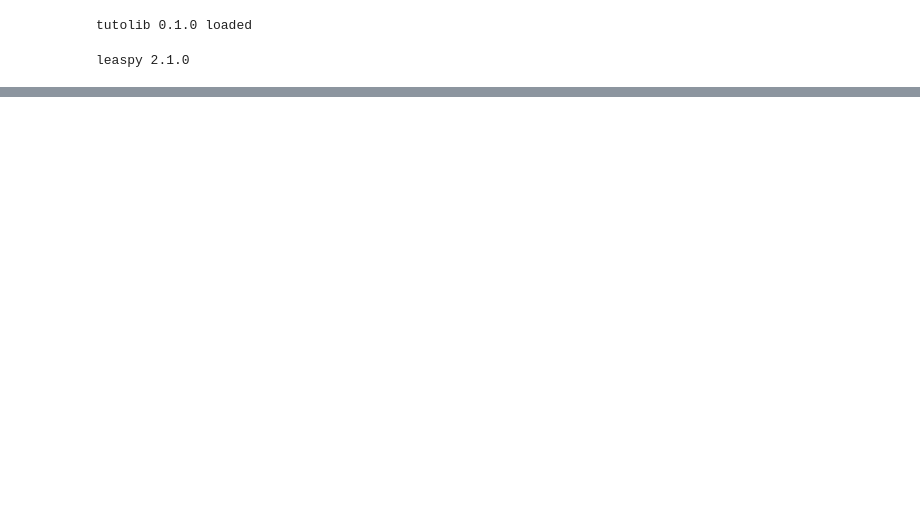
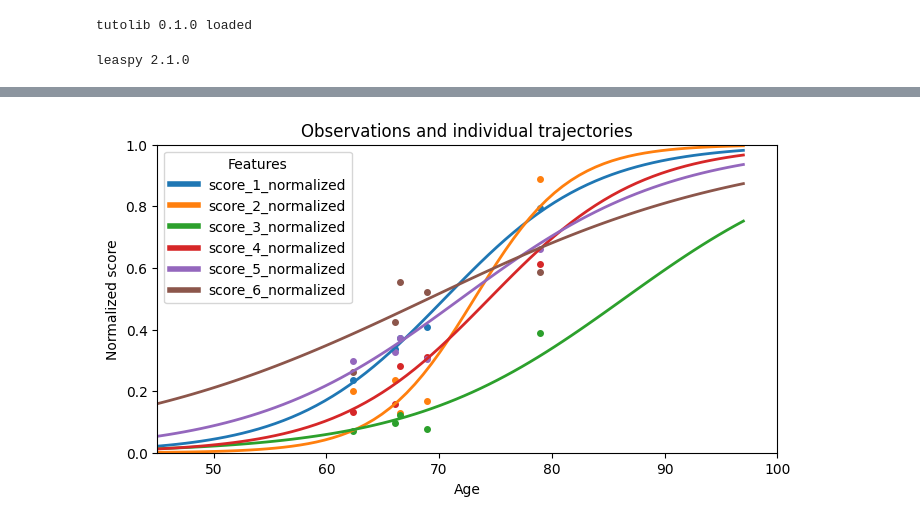
Before and after one commit to aramis-lab/leaspy_tutorial, a Jupyter notebook: notebooks/mixture.ipynb, the cells around one changed output, grey strips where cells are left out. Drawn from its saved outputs; the diff is of its cells as text; code cells hidden in the pictures; blank space fills up the shorter version.

```diff
--- a/notebooks/mixture.ipynb
+++ b/notebooks/mixture.ipynb
@@ -55,0 +163,10 @@ leaspy 2.1.0
+# %%
+ax = leaspy_plotting.patient_trajectories(
+    leaspy_data,
+    ip_with_probs,
+    patients_idx=['subj_12']
+)
+ax.set_xlim(45, 100)
+plt.show()
+# %% [output]
+[figure, added]
```
Also changed, not shown: parts of 7 cells of this notebook.
